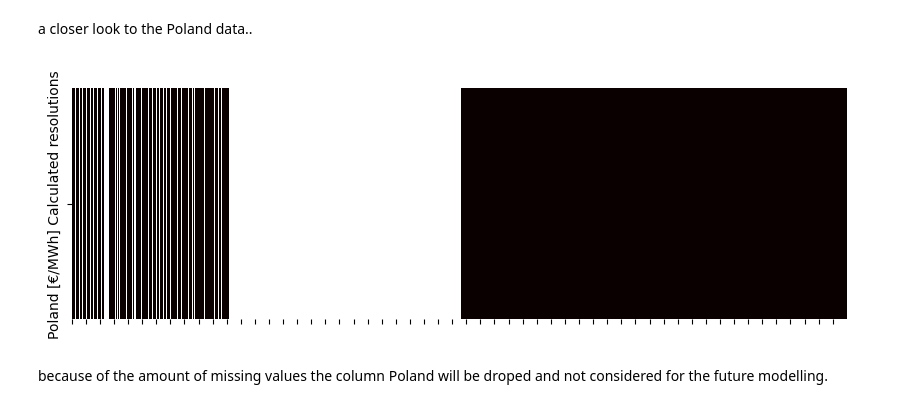
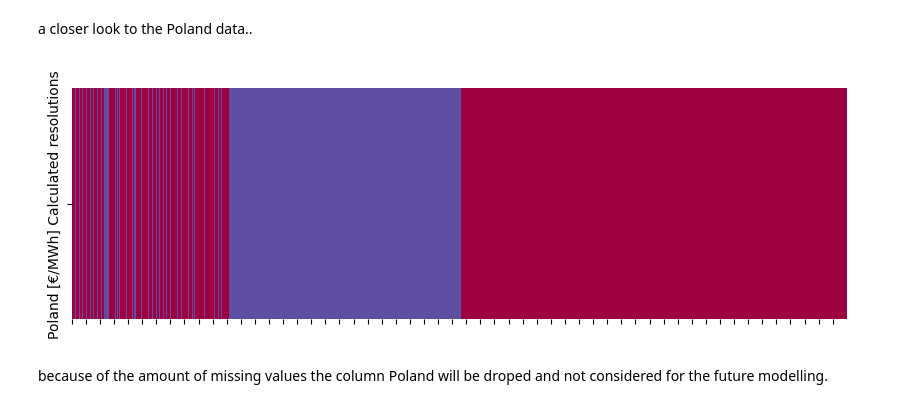
Before and after one commit to bennymiddel/Public, a Jupyter notebook: notebooks/01-data-loading-cleaning.ipynb, the cells around one changed output. Drawn from its saved outputs; the diff is of its cells as text; code cells hidden in the pictures.

Commit message:
Cleaning of the notebook. Adjustments in co2-price data

```diff
--- a/notebooks/01-data-loading-cleaning.ipynb
+++ b/notebooks/01-data-loading-cleaning.ipynb
@@ -28,14 +28,14 @@ def list_to_dictionary(list):
 # %% [markdown]
 ## Data Loading
 # %%
-Consumption_2020_2024 = pd.read_csv('../data/Actual_consumption_202001010000_202405250100_Quarterhour.csv',na_values='-', sep=';', encoding='latin1', thousands=',')
-Consumption_2015_2020 = pd.read_csv('../data/Actual_consumption_201501010000_202001020100_Quarterhour.csv',na_values='-', delimiter=';', encoding='latin1',thousands=',')
-Generation_2020_2024 = pd.read_csv('../data/Actual_generation_202001010000_202405250100_Quarterhour.csv',na_values='-', delimiter=';', encoding='latin1',thousands=',')
-Generation_2015_2020 = pd.read_csv('../data/Actual_generation_201501010000_202001020100_Quarterhour.csv',na_values='-', sep=';', encoding='latin1',thousands=',')
-Cross_Border_2020_2024 = pd.read_csv('../data/Cross-border_physical_flows_202001010000_202405250100_Quarterhour.csv',na_values='-', delimiter=';', encoding='latin1',thousands=',')
-Cross_Border_2015_2020 = pd.read_csv('../data/Cross-border_physical_flows_201501010000_202001020100_Quarterhour.csv',na_values='-', delimiter=';', encoding='latin1',thousands=',')
-Prices_2015_2020 = pd.read_csv('../data/Day-ahead_prices_201501010000_202001020100_Quarterhour.csv', delimiter=';',na_values='-', encoding='utf-8',thousands=',')
-Prices_2020_2024 = pd.read_csv('../data/Day-ahead_prices_202001010000_202405250100_Quarterhour.csv', delimiter=';',na_values='-', encoding='utf-8',thousands=',')
+Consumption_2020_2024 = pd.read_csv('../data/raw_data/Actual_consumption_202001010000_202405250100_Quarterhour.csv',na_values='-', sep=';', encoding='latin1', thousands=',')
+Consumption_2015_2020 = pd.read_csv('../data/raw_data/Actual_consumption_201501010000_202001020100_Quarterhour.csv',na_values='-', delimiter=';', encoding='latin1',thousands=',')
+Generation_2020_2024 = pd.read_csv('../data/raw_data/Actual_generation_202001010000_202405250100_Quarterhour.csv',na_values='-', delimiter=';', encoding='latin1',thousands=',')
+Generation_2015_2020 = pd.read_csv('../data/raw_data/Actual_generation_201501010000_202001020100_Quarterhour.csv',na_values='-', sep=';', encoding='latin1',thousands=',')
+Cross_Border_2020_2024 = pd.read_csv('../data/raw_data/Cross-border_physical_flows_202001010000_202405250100_Quarterhour.csv',na_values='-', delimiter=';', encoding='latin1',thousands=',')
+Cross_Border_2015_2020 = pd.read_csv('../data/raw_data/Cross-border_physical_flows_201501010000_202001020100_Quarterhour.csv',na_values='-', delimiter=';', encoding='latin1',thousands=',')
+Prices_2015_2020 = pd.read_csv('../data/raw_data/Day-ahead_prices_201501010000_202001020100_Quarterhour.csv', delimiter=';',na_values='-', encoding='utf-8',thousands=',')
+Prices_2020_2024 = pd.read_csv('../data/raw_data/Day-ahead_prices_202001010000_202405250100_Quarterhour.csv', delimiter=';',na_values='-', encoding='utf-8',thousands=',')
 # %% [markdown]
 ### Preparation for merging
 # %% [markdown]
@@ -548,11 +548,11 @@ a closer look to the Poland data..
 # %%
 plt.figure(figsize=(10,3))
 
-ax = sns.heatmap(Prices[['Poland [€/MWh] Calculated resolutions']].isna().T,cbar=False, cmap = 'hot')
+ax = sns.heatmap(Prices[['Poland [€/MWh] Calculated resolutions']].isna().T,cbar=False, cmap = 'Spectral')
 ax.set(xticklabels=[])
 plt.show()
 # %% [output]
-[figure, old version]
+[figure, new version]
 # %% [markdown]
 because of the amount of missing values the column Poland will be droped and not considered for the future modelling.
 # %%
```
Also changed, not shown: parts of 17 cells of this notebook.
